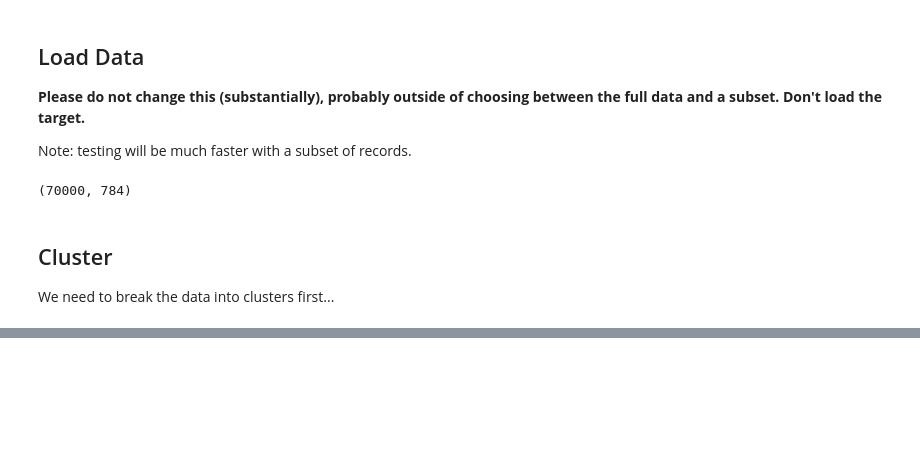
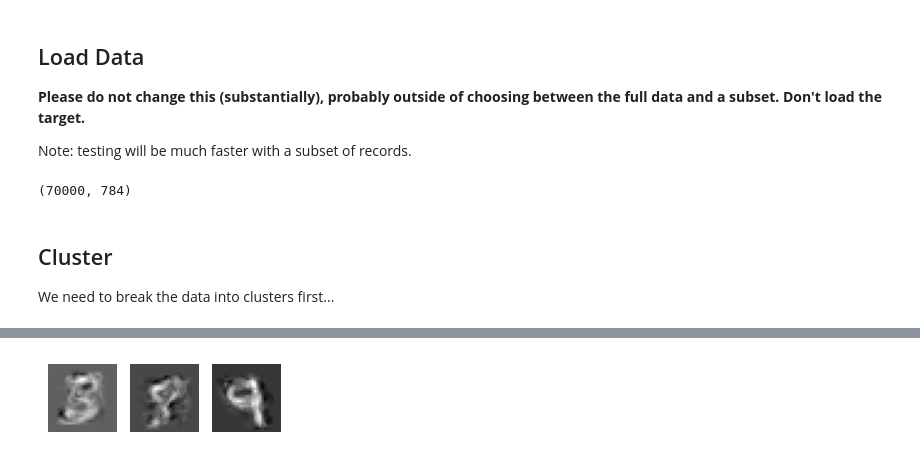
Before and after one commit to michaeljharris/ItML_Asn_3_Students, a Jupyter notebook: cluster_asn.ipynb, the cells around one changed output, grey strips where cells are left out. Saved outputs shown, nothing was run; the diff lists cells and outputs as text; code cells hidden in the pictures; blank space fills up the shorter version.

```diff
--- a/cluster_asn.ipynb
+++ b/cluster_asn.ipynb
@@ -140,0 +180,56 @@ plt.show()
+# %%
+import numpy as np
+import matplotlib.pyplot as plt
+from sklearn.cluster import KMeans
+from sklearn.mixture import GaussianMixture
+from sklearn.datasets import fetch_openml
+from sklearn.preprocessing import StandardScaler
+from sklearn.decomposition import PCA
+
+# Load MNIST dataset
+mnist = fetch_openml('mnist_784')
+X = mnist.data
+y = mnist.target.astype(int)
+
+# Scale the data
+scaler = StandardScaler()
+X_scaled = scaler.fit_transform(X)
+
+# Reduce dimensionality using PCA (optional)
+pca = PCA(n_components=50)
+X_pca = pca.fit_transform(X_scaled)
+
+# Apply KMeans clustering
+kmeans = KMeans(n_clusters=10, random_state=42)
+clusters = kmeans.fit_predict(X_pca)
+
+# Manually assign labels to clusters
+# (You need to inspect the clusters and assign labels based on your observations)
+manual_labels = {0: 0, 1: 1, 2: 2, 3: 3, 4: 4, 5: 5, 6: 6, 7: 7, 8: 8, 9: 9}
+
+# Train GMM for each cluster
+gmm_models = {}
+for cluster_label in manual_labels.values():
+    cluster_data = X[clusters == cluster_label]
+    gmm = GaussianMixture(n_components=5, random_state=42)  # You can adjust the number of components
+    gmm.fit(cluster_data)
+    gmm_models[cluster_label] = gmm
+
+# Write a function for digit generation
+def writeNumber(number):
+    fig, axs = plt.subplots(1, len(str(number)), figsize=(len(str(number)), 1))
+
+    for i, digit in enumerate(str(number)):
+        digit = int(digit)
+        gmm_model = gmm_models[manual_labels[digit]]
+        generated_digit = gmm_model.sample()
+        generated_digit = generated_digit[0].reshape(28, 28)  # Assuming MNIST image size
+        axs[i].imshow(generated_digit, cmap='gray')
+        axs[i].axis('off')
+
+    plt.show()
+
+# Example: Generate and display the number 123
+writeNumber(123)
+# %% [output]
+[figure, added]
```
Also changed, not shown: parts of 11 cells of this notebook.
